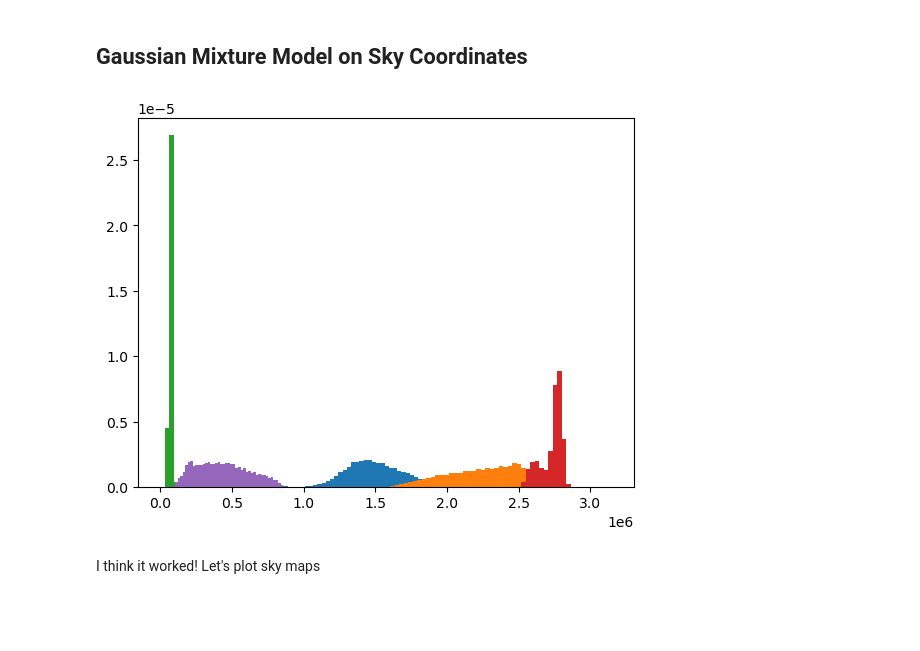
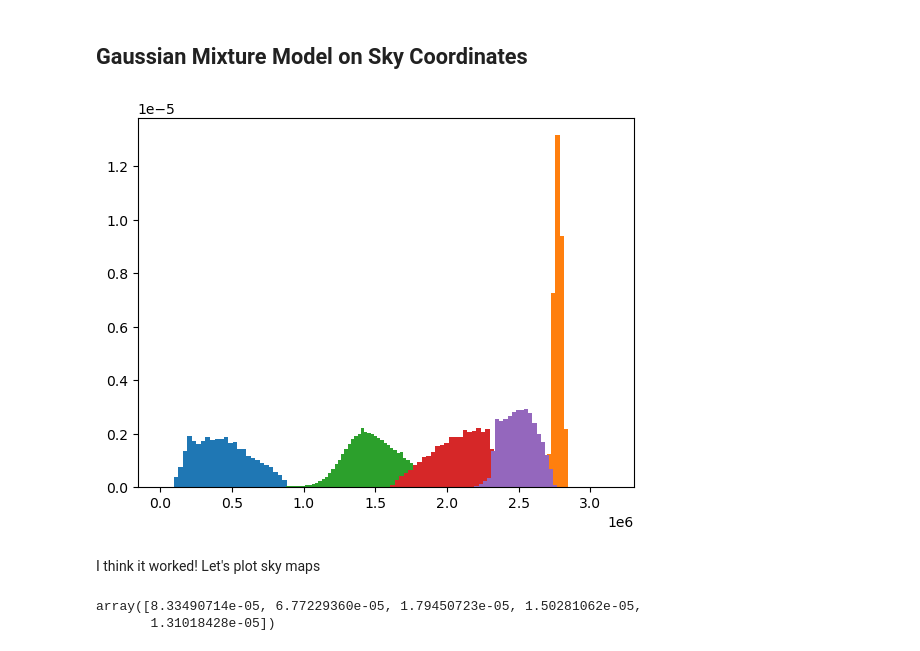
Before and after one commit to estevesjh/gw-note-keeper, a Jupyter notebook: gmm-ligo-maps.ipynb, the cells around one changed output. Drawn from its saved outputs; the diff is of its cells as text; code cells hidden in the pictures; blank space fills up the shorter version.

Commit message:
sort by highest prob peaks

```diff
--- a/gmm-ligo-maps.ipynb
+++ b/gmm-ligo-maps.ipynb
@@ -92,4 +92,6 @@ t, phi = hp.pix2ang(Nside,indices_rnd)
 dec,ra = np.degrees(90-t),np.degrees(phi)
 
 X = np.vstack([ra,dec]).T
+# %%
+gmm = mixture.GaussianMixture(n_components=6, covariance_type="full").fit(X)
 # %%
@@ -104,9 +105,23 @@ labels = gmm.predict(Xnew)
 # %%
+peaks_pix = []
+peaks_prob = []
 for i in range(5):
     mask = labels == i
     _ = plt.hist(indices[mask], weights=prob_90percent[mask], bins=100, density=True)
+    peaks_pix.append(np.median(indices[mask]))
+    peaks_prob.append(np.max(prob_90percent[mask]))
+
+peaks_prob = np.array(peaks_prob)
+peaks_pix = np.array(peaks_pix)
 # %% [output]
-[figure, old version]
+[figure, new version]
 # %% [markdown]
 I think it worked! Let's plot sky maps
+# %%
+# sort by the highest prob. peaks
+idx = np.argsort(-1*peaks_prob)
+peaks_prob[idx]
+# %% [output]
+array([8.33490714e-05, 6.77229360e-05, 1.79450723e-05, 1.50281062e-05,
+       1.31018428e-05])
 # %%
```
Also changed, not shown: parts of 3 cells of this notebook.
